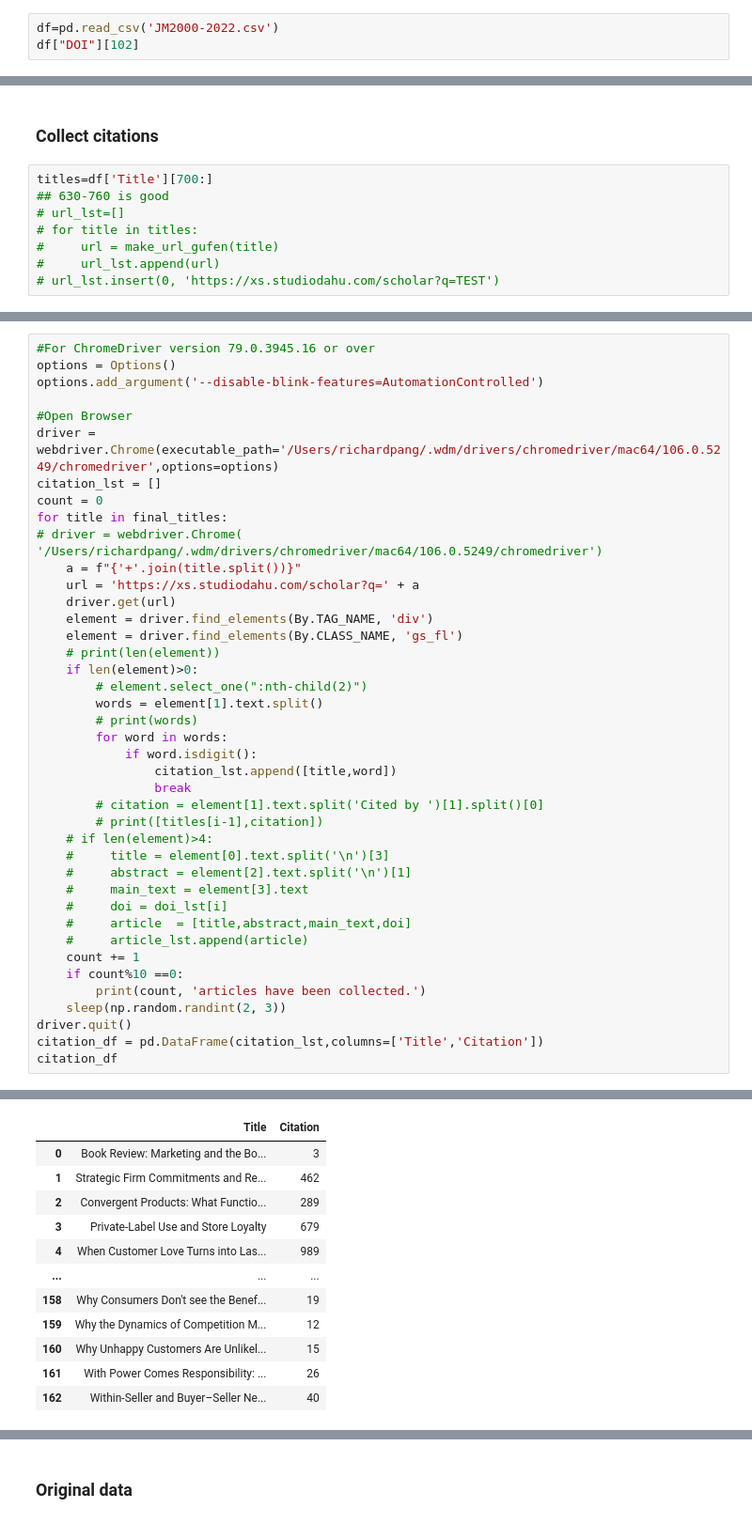
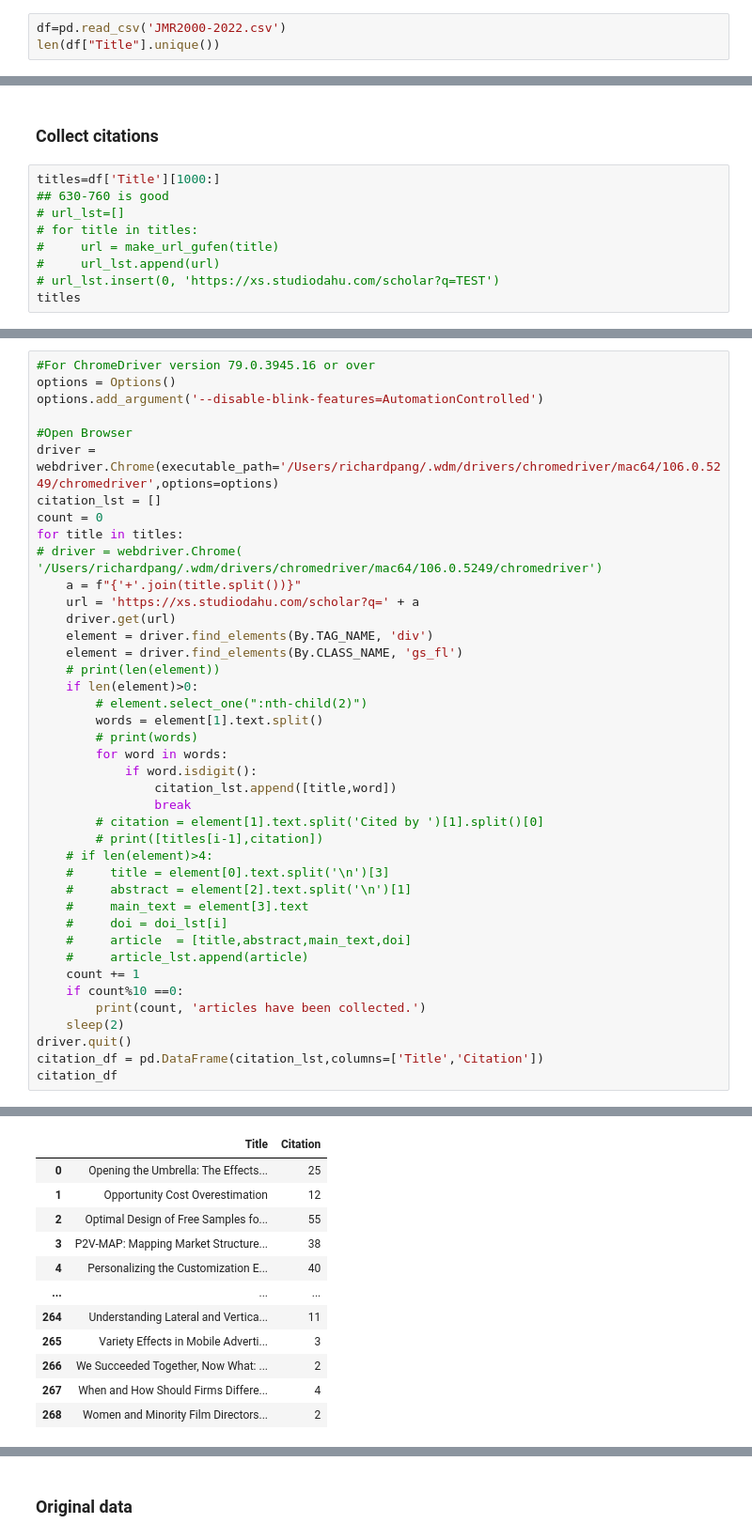
Before and after one commit to Richard1007/extract_maintext, a Jupyter notebook: get_citation_gufen.ipynb, the cells around one changed output, grey strips where cells are left out. Shown: that part at 94% size. Drawn from its saved outputs; the diff is of its cells as text.

```diff
--- a/get_citation_gufen.ipynb
+++ b/get_citation_gufen.ipynb
@@ -18,6 +18,6 @@ import math
 # %% [markdown]
 ### Read titles
 # %%
-df=pd.read_csv('JM2000-2022.csv')
-df["DOI"][102]
+df=pd.read_csv('JMR2000-2022.csv')
+len(df["Title"].unique())
 # %% [output]
@@ -25,10 +25,11 @@ df["DOI"][102]
 # %% [markdown]
 ### Collect citations
 # %%
-titles=df['Title'][700:]
+titles=df['Title'][1000:]
 ## 630-760 is good
 # url_lst=[]
 # for title in titles:
 #     url = make_url_gufen(title)
 #     url_lst.append(url)
 # url_lst.insert(0, 'https://xs.studiodahu.com/scholar?q=TEST')
+titles
@@ -49,7 +63,7 @@ options.add_argument('--disable-blink-features=AutomationControlled')
 driver = webdriver.Chrome(executable_path='/Users/richardpang/.wdm/drivers/chromedriver/mac64/106.0.5249/chromedriver',options=options)
 citation_lst = []
 count = 0
-for title in final_titles:
+for title in titles:
 # driver = webdriver.Chrome( '/Users/richardpang/.wdm/drivers/chromedriver/mac64/106.0.5249/chromedriver')
     a = f"{'+'.join(title.split())}"
     url = 'https://xs.studiodahu.com/scholar?q=' + a
@@ -77,7 +91,7 @@ for title in final_titles:
     count += 1
     if count%10 ==0:
         print(count, 'articles have been collected.')
-    sleep(np.random.randint(2, 3))
+    sleep(2)
 driver.quit()
 citation_df = pd.DataFrame(citation_lst,columns=['Title','Citation'])
 citation_df
@@ -102,12 +116,12 @@ citation_df
 |  | Title | Citation |
-| 0 | Book Review: Marketing and the Bo... | 3 |
-| 1 | Strategic Firm Commitments and Re... | 462 |
-| 2 | Convergent Products: What Functio... | 289 |
-| 3 | Private-Label Use and Store Loyalty | 679 |
-| 4 | When Customer Love Turns into Las... | 989 |
+| 0 | Opening the Umbrella: The Effects... | 25 |
+| 1 | Opportunity Cost Overestimation | 12 |
+| 2 | Optimal Design of Free Samples fo... | 55 |
+| 3 | P2V-MAP: Mapping Market Structure... | 38 |
+| 4 | Personalizing the Customization E... | 40 |
 | ... | ... | ... |
-| 158 | Why Consumers Don't see the Benef... | 19 |
-| 159 | Why the Dynamics of Competition M... | 12 |
-| 160 | Why Unhappy Customers Are Unlikel... | 15 |
-| 161 | With Power Comes Responsibility: ... | 26 |
-| 162 | Within-Seller and Buyer–Seller Ne... | 40 |
+| 264 | Understanding Lateral and Vertica... | 11 |
+| 265 | Variety Effects in Mobile Adverti... | 3 |
+| 266 | We Succeeded Together, Now What: ... | 2 |
+| 267 | When and How Should Firms Differe... | 4 |
+| 268 | Women and Minority Film Directors... | 2 |
```
Also changed, not shown: parts of 12 cells of this notebook, 10 other files.
